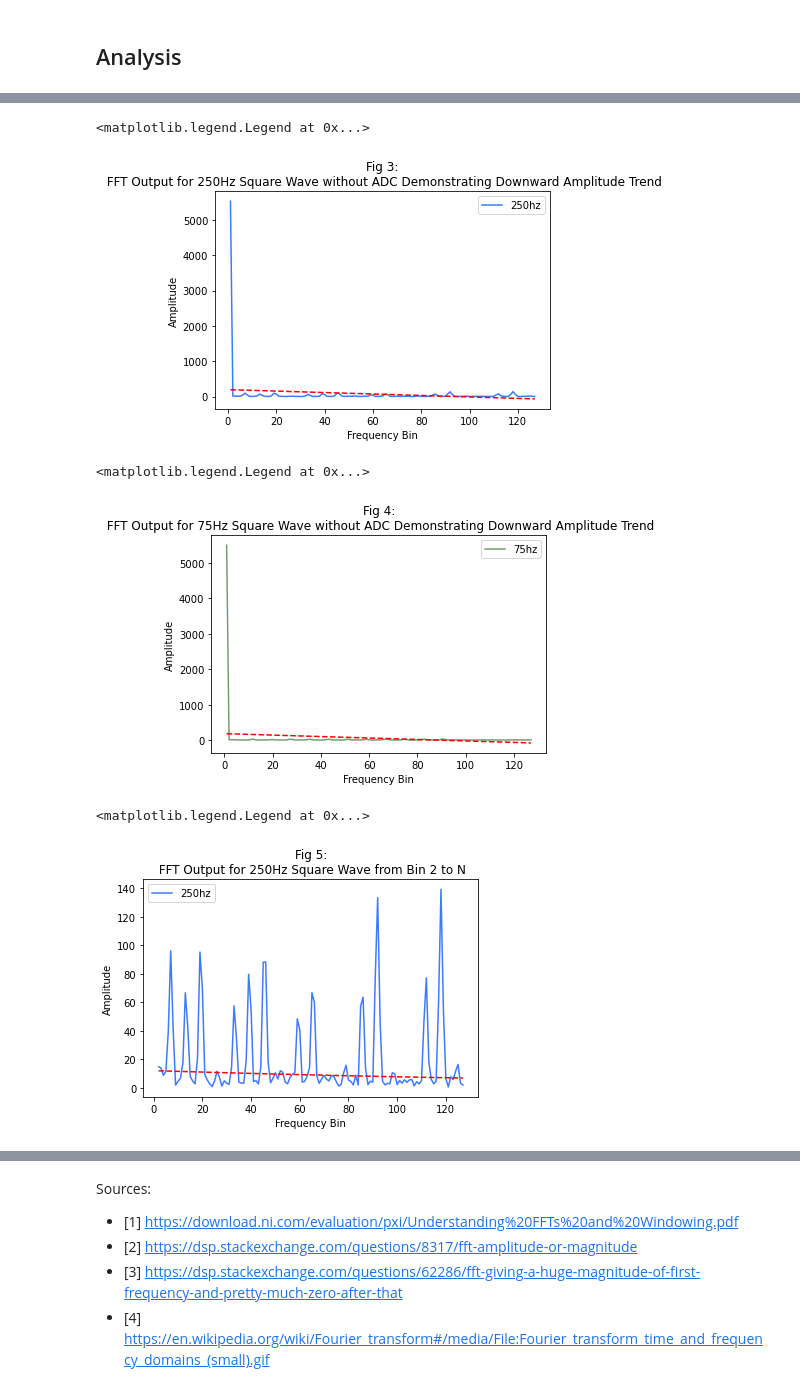
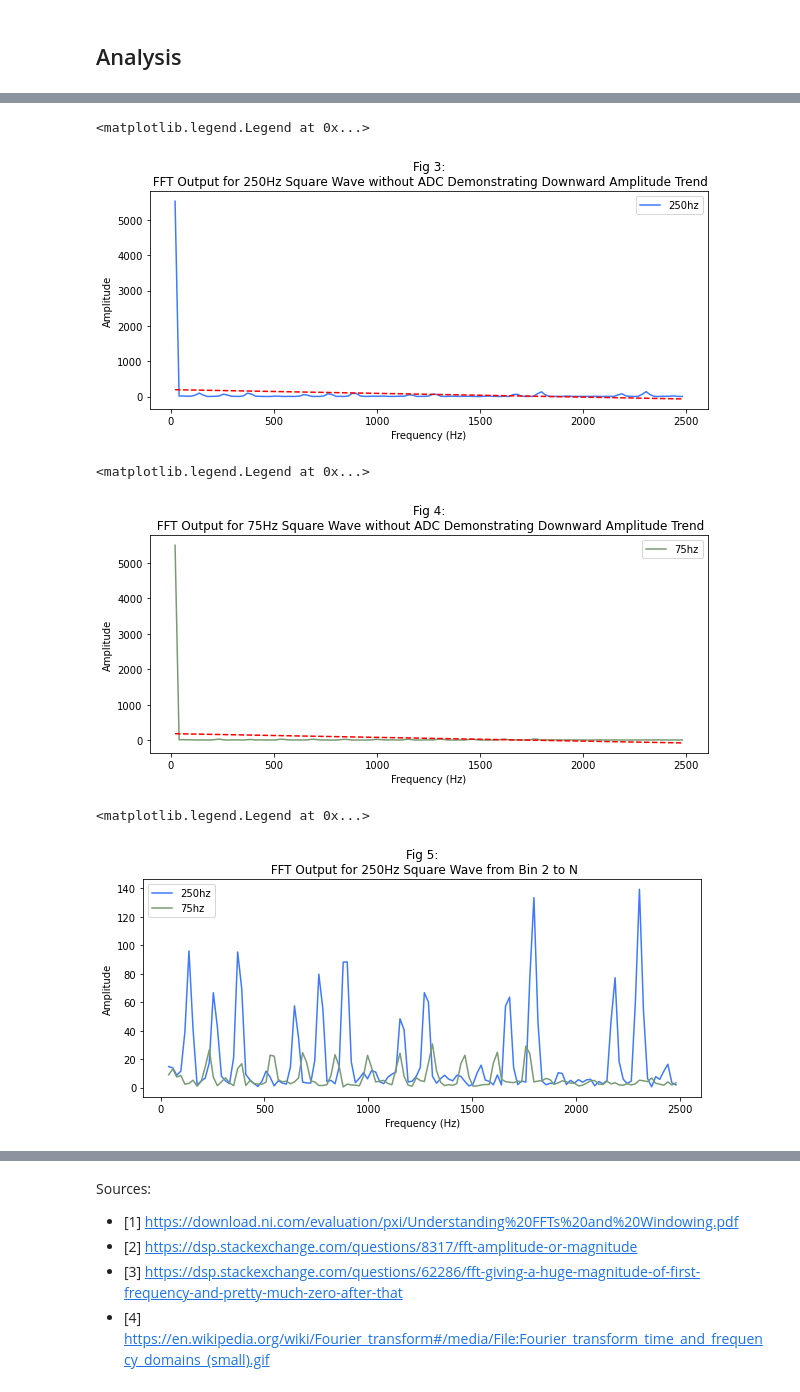
Before and after one commit to skasim/ardunio-sound-sensor-fastled, a Jupyter notebook: fft_ouptut_analysis.ipynb, the cells around one changed output, grey strips where cells are left out. Cells and saved outputs as stored; diff of their text form; code cells hidden in the pictures.

```diff
--- a/fft_ouptut_analysis.ipynb
+++ b/fft_ouptut_analysis.ipynb
@@ -3,6 +3,8 @@ import pandas as pd
 import numpy as np
 import matplotlib.pyplot as plt
 from IPython.display import HTML, display
+import matplotlib.pyplot as plt
+plt.rcParams["figure.figsize"] = (10,4)
 # %% [markdown]
 # FFT Analysis of a Square Wave
 Samra Kasim
@@ -95,31 +97,31 @@ plt.legend()
 # %%
 # plotting points
-plt.plot(data['bin'], data['amplitude_250hz'], label='250hz', color='xkcd:lightish blue')
+plt.plot(data['frequency'], data['amplitude_250hz'], label='250hz', color='xkcd:lightish blue')
 # calculate trendline
-z = np.polyfit(data['bin'], data['amplitude_250hz'], 1)
+z = np.polyfit(data['frequency'], data['amplitude_250hz'], 1)
 p = np.poly1d(z)
-plt.plot(data['bin'],p(data['bin']),"r--")
+plt.plot(data['frequency'],p(data['frequency']),"r--")
 # add x-label
-plt.xlabel('Frequency Bin')
+plt.xlabel('Frequency (Hz)')
 # add y-label
 plt.ylabel('Amplitude')
 # plot title
 plt.title('Fig 3:\n FFT Output for 250Hz Square Wave without ADC Demonstrating Downward Amplitude Trend')
 # show legend
 plt.legend()
 #show graph
 # %% [output]
 <matplotlib.legend.Legend at 0x...>
-[figure, old version]
+[figure, new version]
 # %%
 # plotting points
-plt.plot(data['bin'], data['amplitude_75hz'], label='75hz', color='xkcd:grey green')
+plt.plot(data['frequency'], data['amplitude_75hz'], label='75hz', color='xkcd:grey green')
 # calculate trendline
-z = np.polyfit(data['bin'], data['amplitude_75hz'], 1)
+z = np.polyfit(data['frequency'], data['amplitude_75hz'], 1)
 p = np.poly1d(z)
-plt.plot(data['bin'],p(data['bin']),"r--")
+plt.plot(data['frequency'],p(data['frequency']),"r--")
 # add x-label
-plt.xlabel('Frequency Bin')
+plt.xlabel('Frequency (Hz)')
 # add y-label
 plt.ylabel('Amplitude')
 # plot title
@@ -129,22 +131,15 @@ plt.legend()
 #show graph
 # %% [output]
 <matplotlib.legend.Legend at 0x...>
-[figure, old version]
+[figure, new version]
 # %%
 # drop first bin
 data = data.drop([1])
 # plotting points
-plt.plot(data['bin'], data['amplitude_250hz'], label='250hz', color='xkcd:lightish blue')
-# calculate trendline
-x_data = np.array(data['bin'])
-y_data = np.array(data['amplitude_250hz'])
-log_x_data = np.log(x_data)
-log_y_data = np.log(y_data)
-curve_fit = np.polyfit(x_data, log_y_data, 1)
-y = np.exp(curve_fit[1]) * np.exp(curve_fit[0]*x_data)
-plt.plot(x_data, y, "r--")
+plt.plot(data['frequency'], data['amplitude_250hz'], label='250hz', color='xkcd:lightish blue')
+plt.plot(data['frequency'], data['amplitude_75hz'], label='75hz', color='xkcd:grey green')
 # add x-label
-plt.xlabel('Frequency Bin')
+plt.xlabel('Frequency (Hz)')
 # add y-label
 plt.ylabel('Amplitude')
 # plot title
@@ -154,4 +149,4 @@ plt.legend()
 #show graph
 # %% [output]
 <matplotlib.legend.Legend at 0x...>
-[figure, old version]
+[figure, new version]
```
Also changed, not shown: parts of 9 cells of this notebook, 1 other file.
